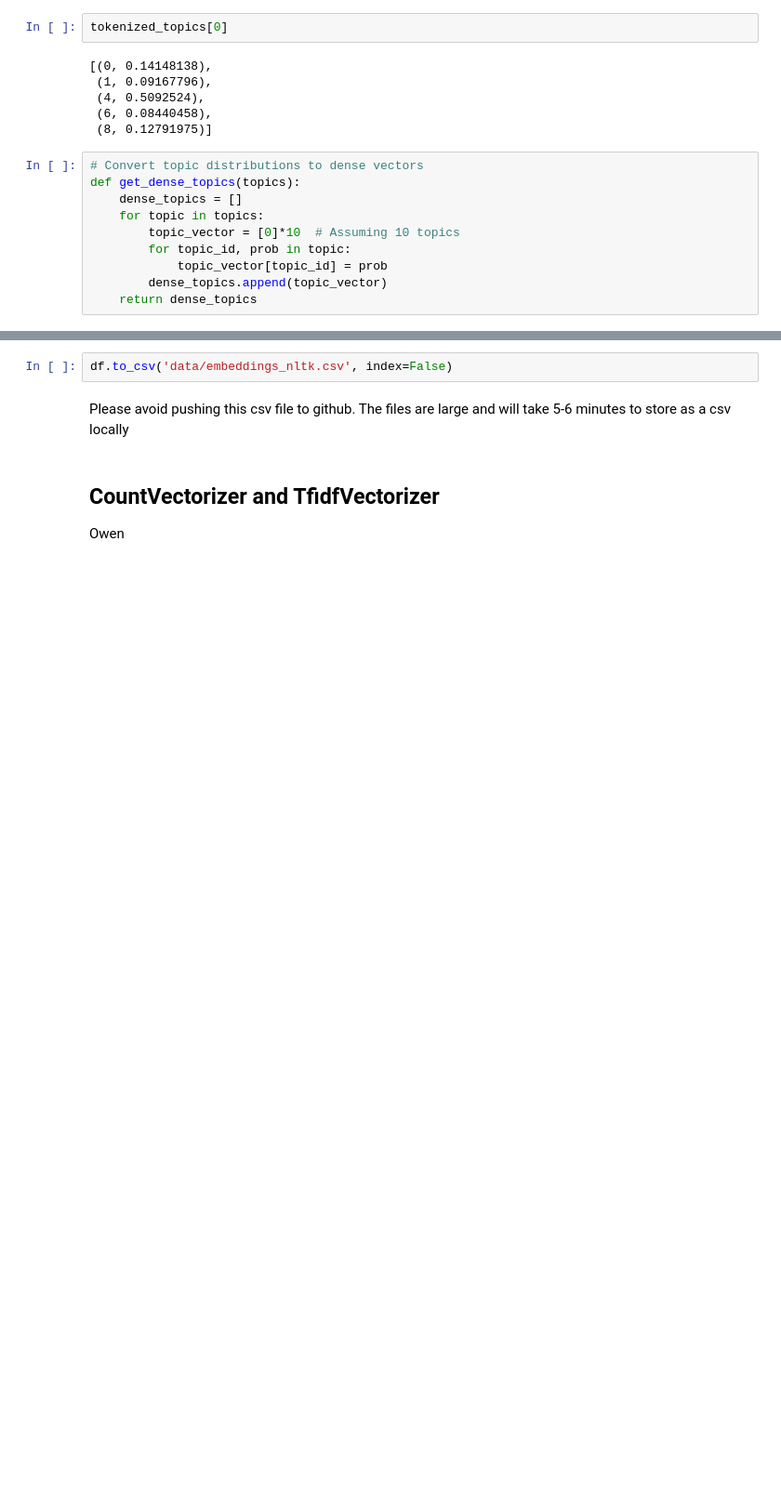
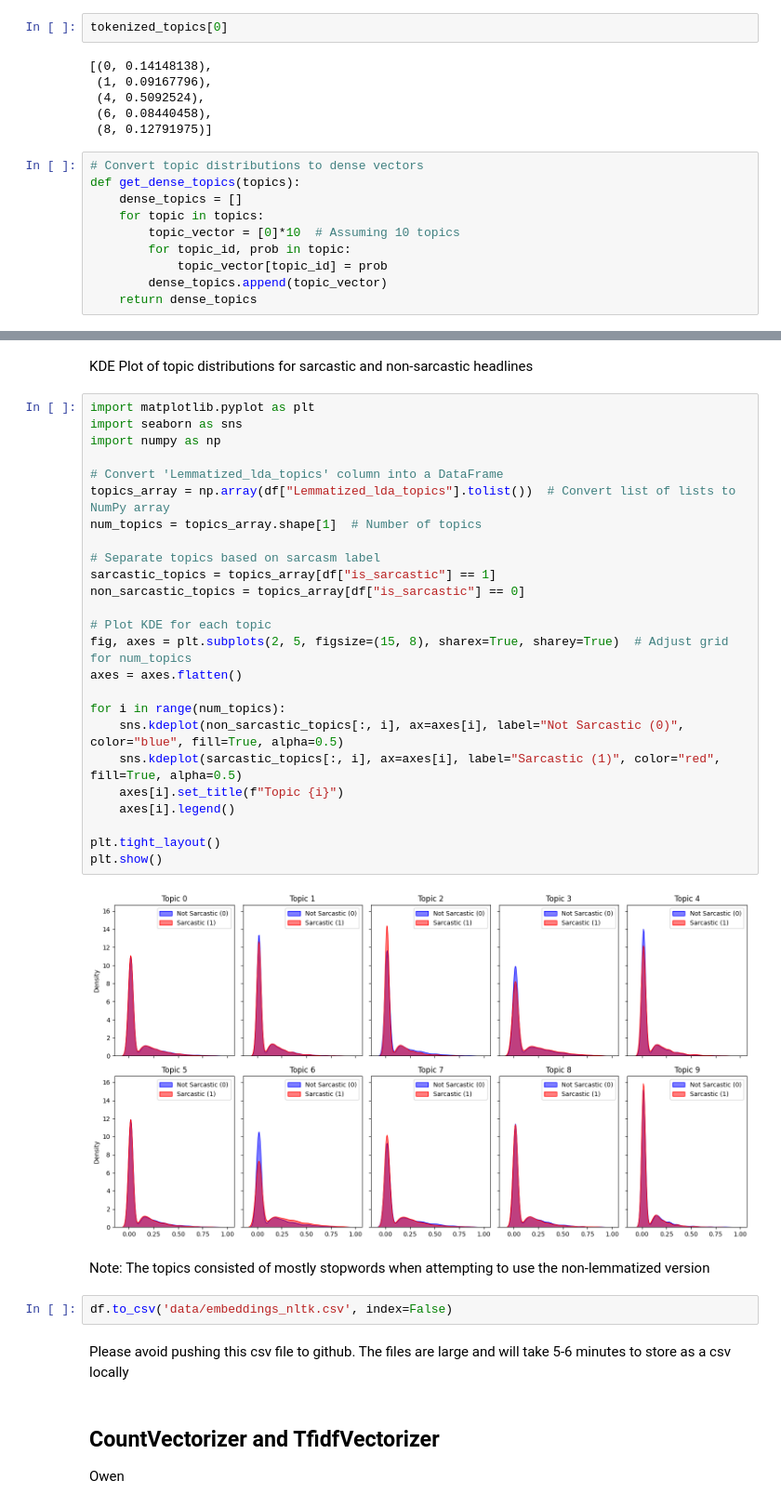
Before and after one commit to vigonometry/CS4248_Group8_SarcasmDetection, a Jupyter notebook: 05_Embeddings.ipynb, the cells around one changed output, grey strips where cells are left out. Shown at 93% size. Cells and saved outputs as stored; diff of their text form; blank space fills up the shorter version.

```diff
--- a/05_Embeddings.ipynb
+++ b/05_Embeddings.ipynb
@@ -270,3 +328,34 @@ df['Lemmatized_lda_topics'] = lemmatized_dense_topics
+# %% [markdown]
+KDE Plot of topic distributions for sarcastic and non-sarcastic headlines
+# %%
+import matplotlib.pyplot as plt
+import seaborn as sns
+import numpy as np
+
+# Convert 'Lemmatized_lda_topics' column into a DataFrame
+topics_array = np.array(df["Lemmatized_lda_topics"].tolist())  # Convert list of lists to NumPy array
+num_topics = topics_array.shape[1]  # Number of topics
+
+# Separate topics based on sarcasm label
+sarcastic_topics = topics_array[df["is_sarcastic"] == 1]
+non_sarcastic_topics = topics_array[df["is_sarcastic"] == 0]
+
+# Plot KDE for each topic
+fig, axes = plt.subplots(2, 5, figsize=(15, 8), sharex=True, sharey=True)  # Adjust grid for num_topics
+axes = axes.flatten()
+
+for i in range(num_topics):
+    sns.kdeplot(non_sarcastic_topics[:, i], ax=axes[i], label="Not Sarcastic (0)", color="blue", fill=True, alpha=0.5)
+    sns.kdeplot(sarcastic_topics[:, i], ax=axes[i], label="Sarcastic (1)", color="red", fill=True, alpha=0.5)
+    axes[i].set_title(f"Topic {i}")
+    axes[i].legend()
+
+plt.tight_layout()
+plt.show()
+# %% [output]
+[figure, added]
+# %% [markdown]
+Note: The topics consisted of mostly stopwords when attempting to use the non-lemmatized version
 # %%
 df.to_csv('data/embeddings_nltk.csv', index=False)
 # %% [markdown]
```
Also changed, not shown: parts of 5 cells of this notebook, 1 other file.
